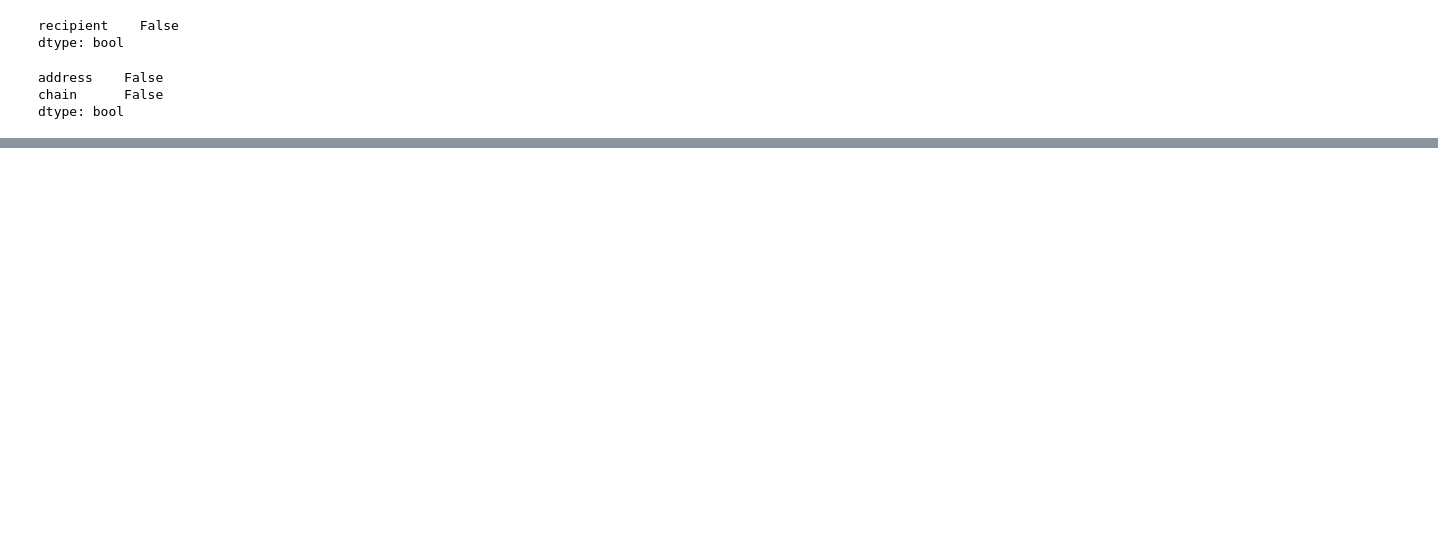
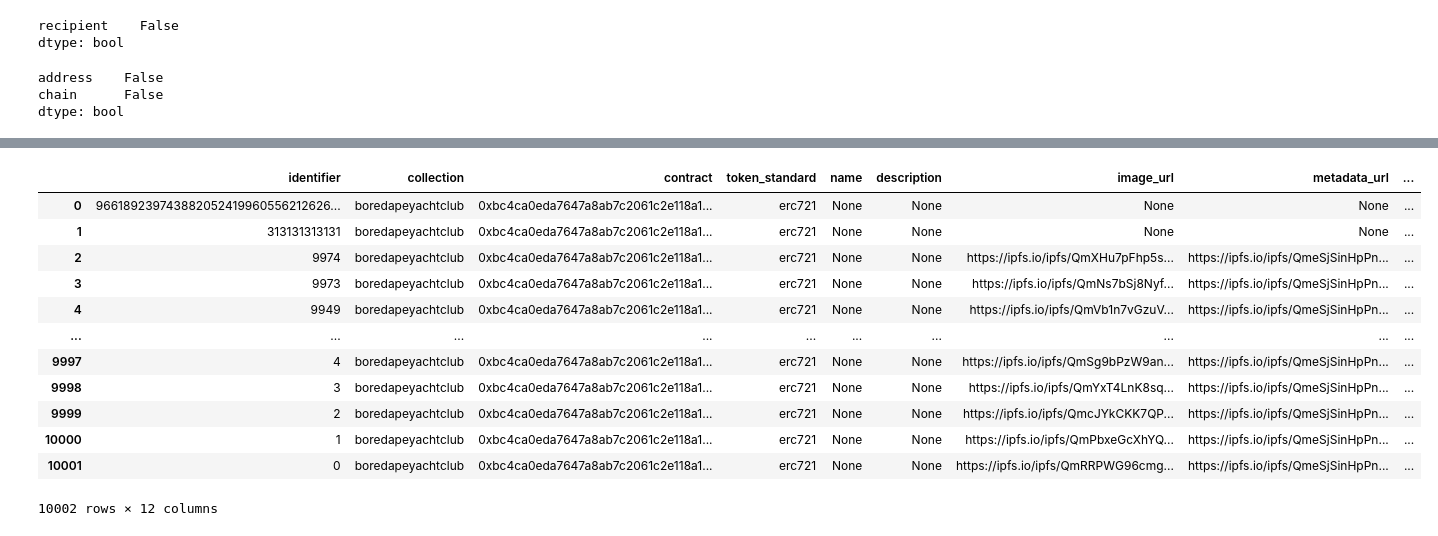
Before and after one commit to HeTron/NFT-Predictor, a Jupyter notebook: nft_project.ipynb, the cells around one changed output, grey strips where cells are left out. Saved outputs shown, nothing was run; the diff lists cells and outputs as text; code cells hidden in the pictures; blank space fills up the shorter version.

```diff
--- a/nft_project.ipynb
+++ b/nft_project.ipynb
@@ -505,0 +403,25 @@ KeyError: 'nft'
+# %%
+def fetch_nfts_by_collection_paginated(base_url, headers=None):
+    session = requests_session_with_retries()
+    all_data = []
+    url = base_url
+
+    while url:
+        print(f"Requesting URL: {url}")
+        response = session.get(url, headers=headers, timeout=30)
+
+        if response.status_code == 200:
+            data = response.json()
+            nfts = data.get('nfts', [])
+            all_data.extend(nfts)
+
+            next_cursor = data.get('next', "")
+            if next_cursor:
+                url = f"{base_url}?next={next_cursor}"
+            else:
+                url = None
+        else:
+            print(f"Failed to fetch data from {url} - Status Code: {response.status_code}")
+            break
+
+    return pd.json_normalize(all_data)  # Convert the aggregated data to a DataFrame
@@ -505,0 +448,16 @@ KeyError: 'nft'
+# %%
+nft_df
+# %% [output]
+|  | identifier | collection | contract | token_standard | name | description | image_url | metadata_url | ... |
+| 0 | 966189239743882052419960556212626... | boredapeyachtclub | 0xbc4ca0eda7647a8ab7c2061c2e118a1... | erc721 | None | None | None | None | ... |
+| 1 | 313131313131 | boredapeyachtclub | 0xbc4ca0eda7647a8ab7c2061c2e118a1... | erc721 | None | None | None | None | ... |
+| 2 | 9974 | boredapeyachtclub | 0xbc4ca0eda7647a8ab7c2061c2e118a1... | erc721 | None | None | https://ipfs.io/ipfs/QmXHu7pFhp5s... | https://ipfs.io/ipfs/QmeSjSinHpPn... | ... |
+| 3 | 9973 | boredapeyachtclub | 0xbc4ca0eda7647a8ab7c2061c2e118a1... | erc721 | None | None | https://ipfs.io/ipfs/QmNs7bSj8Nyf... | https://ipfs.io/ipfs/QmeSjSinHpPn... | ... |
+| 4 | 9949 | boredapeyachtclub | 0xbc4ca0eda7647a8ab7c2061c2e118a1... | erc721 | None | None | https://ipfs.io/ipfs/QmVb1n7vGzuV... | https://ipfs.io/ipfs/QmeSjSinHpPn... | ... |
+| ... | ... | ... | ... | ... | ... | ... | ... | ... | ... |
+| 9997 | 4 | boredapeyachtclub | 0xbc4ca0eda7647a8ab7c2061c2e118a1... | erc721 | None | None | https://ipfs.io/ipfs/QmSg9bPzW9an... | https://ipfs.io/ipfs/QmeSjSinHpPn... | ... |
+| 9998 | 3 | boredapeyachtclub | 0xbc4ca0eda7647a8ab7c2061c2e118a1... | erc721 | None | None | https://ipfs.io/ipfs/QmYxT4LnK8sq... | https://ipfs.io/ipfs/QmeSjSinHpPn... | ... |
+| 9999 | 2 | boredapeyachtclub | 0xbc4ca0eda7647a8ab7c2061c2e118a1... | erc721 | None | None | https://ipfs.io/ipfs/QmcJYkCKK7QP... | https://ipfs.io/ipfs/QmeSjSinHpPn... | ... |
+| 10000 | 1 | boredapeyachtclub | 0xbc4ca0eda7647a8ab7c2061c2e118a1... | erc721 | None | None | https://ipfs.io/ipfs/QmPbxeGcXhYQ... | https://ipfs.io/ipfs/QmeSjSinHpPn... | ... |
+| 10001 | 0 | boredapeyachtclub | 0xbc4ca0eda7647a8ab7c2061c2e118a1... | erc721 | None | None | https://ipfs.io/ipfs/QmRRPWG96cmg... | https://ipfs.io/ipfs/QmeSjSinHpPn... | ... |
+10002 rows × 12 columns
```
Also changed, not shown: parts of 61 cells of this notebook.
